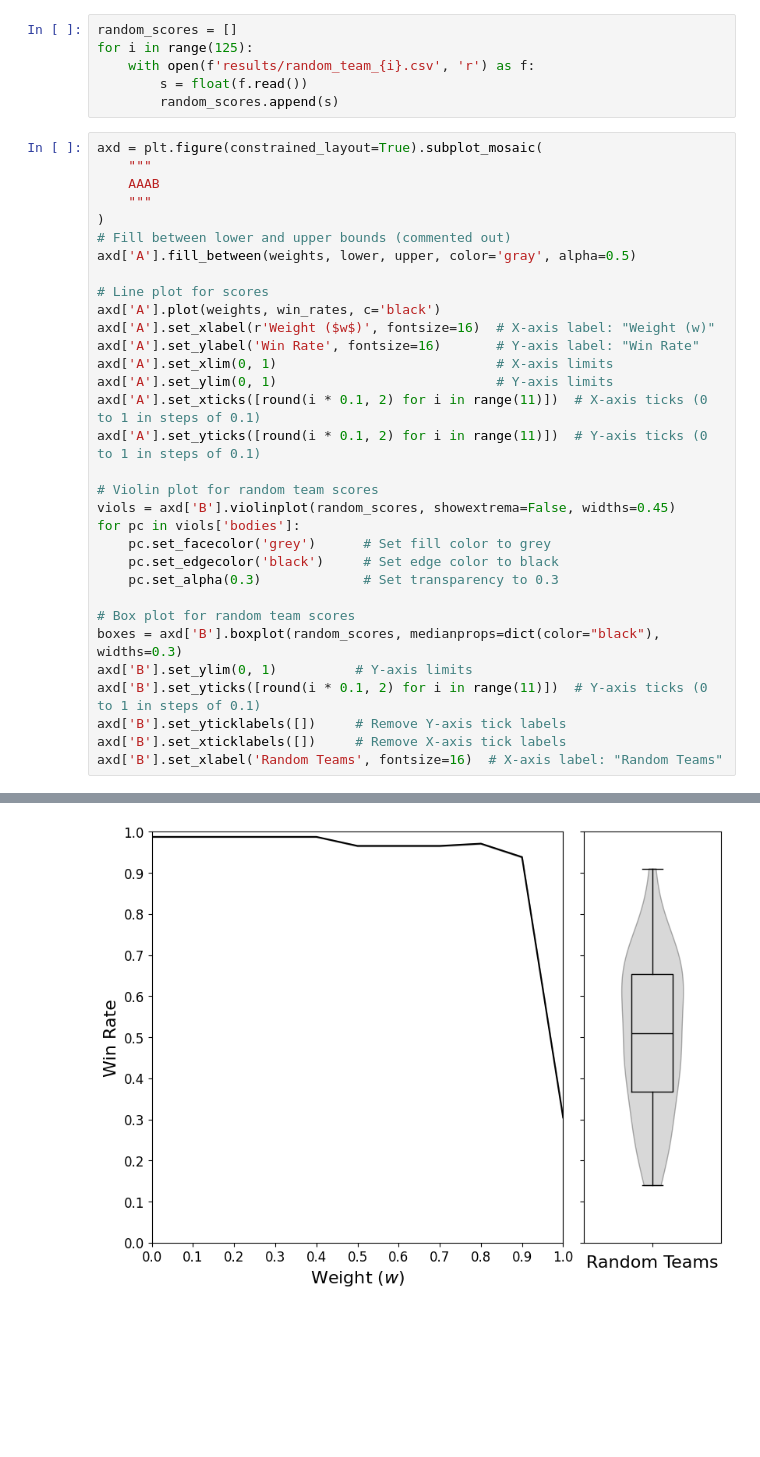
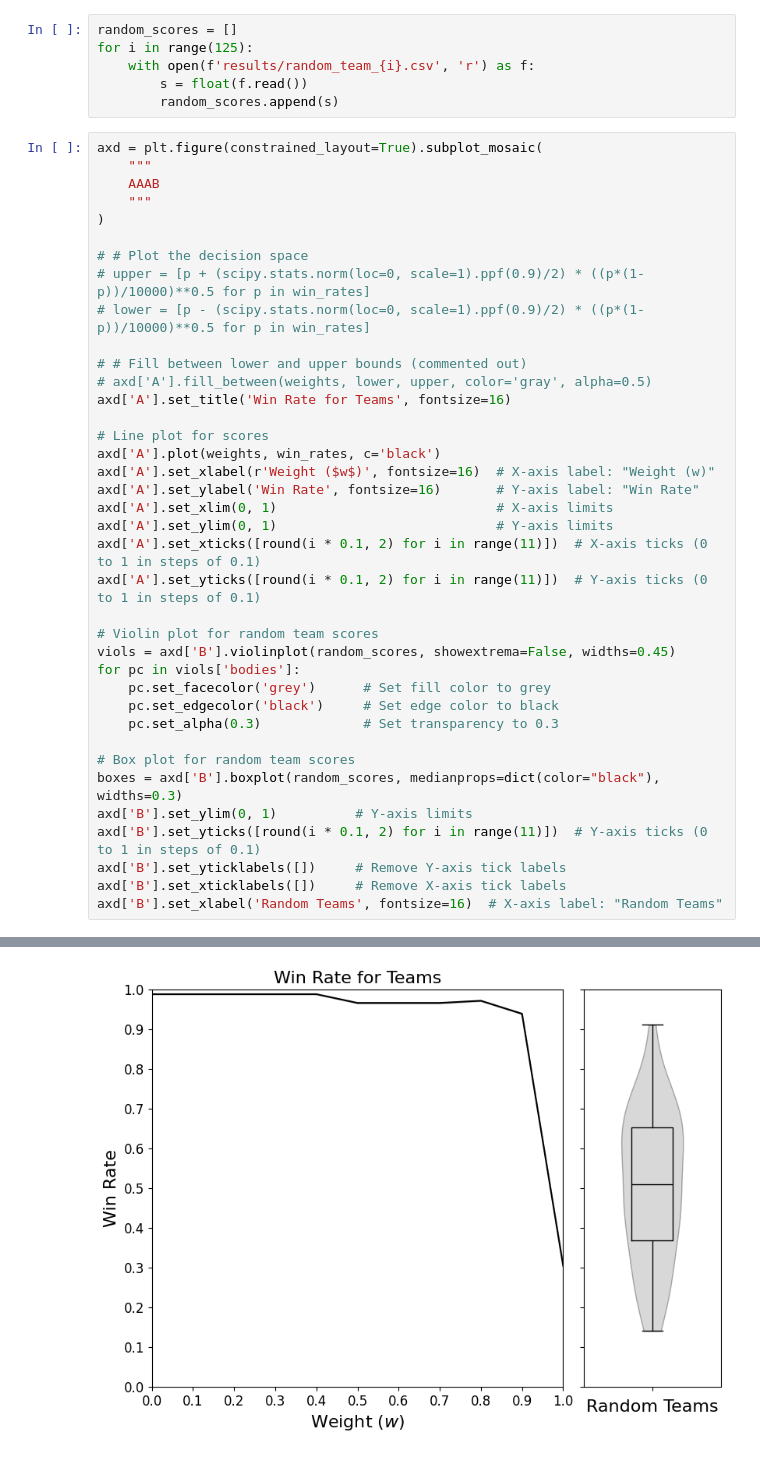
Before and after one commit to Erick-Yan/SYDE-411-Final-Project, a Jupyter notebook: results.ipynb, the cells around one changed output, grey strips where cells are left out. Drawn from its saved outputs; the diff is of its cells as text; blank space fills up the shorter version.

Commit message:
commented out upper lower bounds

```diff
--- a/results.ipynb
+++ b/results.ipynb
@@ -150,34 +154,40 @@ axd = plt.figure(constrained_layout=True).subplot_mosaic(
     """
     AAAB
     """
 )
-# Fill between lower and upper bounds (commented out)
-axd['A'].fill_between(weights, lower, upper, color='gray', alpha=0.5)
+
+# # Plot the decision space
+# upper = [p + (scipy.stats.norm(loc=0, scale=1).ppf(0.9)/2) * ((p*(1-p))/10000)**0.5 for p in win_rates]
+# lower = [p - (scipy.stats.norm(loc=0, scale=1).ppf(0.9)/2) * ((p*(1-p))/10000)**0.5 for p in win_rates]
+
+# # Fill between lower and upper bounds (commented out)
+# axd['A'].fill_between(weights, lower, upper, color='gray', alpha=0.5)
+axd['A'].set_title('Win Rate for Teams', fontsize=16)
 
 # Line plot for scores
 axd['A'].plot(weights, win_rates, c='black')
 axd['A'].set_xlabel(r'Weight ($w$)', fontsize=16)  # X-axis label: "Weight (w)"
 axd['A'].set_ylabel('Win Rate', fontsize=16)       # Y-axis label: "Win Rate"
 axd['A'].set_xlim(0, 1)                            # X-axis limits
 axd['A'].set_ylim(0, 1)                            # Y-axis limits
 axd['A'].set_xticks([round(i * 0.1, 2) for i in range(11)])  # X-axis ticks (0 to 1 in steps of 0.1)
 axd['A'].set_yticks([round(i * 0.1, 2) for i in range(11)])  # Y-axis ticks (0 to 1 in steps of 0.1)
 
 # Violin plot for random team scores
 viols = axd['B'].violinplot(random_scores, showextrema=False, widths=0.45)
 for pc in viols['bodies']:
     pc.set_facecolor('grey')      # Set fill color to grey
     pc.set_edgecolor('black')     # Set edge color to black
     pc.set_alpha(0.3)             # Set transparency to 0.3
 
 # Box plot for random team scores
 boxes = axd['B'].boxplot(random_scores, medianprops=dict(color="black"), widths=0.3)
 axd['B'].set_ylim(0, 1)          # Y-axis limits
 axd['B'].set_yticks([round(i * 0.1, 2) for i in range(11)])  # Y-axis ticks (0 to 1 in steps of 0.1)
 axd['B'].set_yticklabels([])     # Remove Y-axis tick labels
 axd['B'].set_xticklabels([])     # Remove X-axis tick labels
 axd['B'].set_xlabel('Random Teams', fontsize=16)  # X-axis label: "Random Teams"
 # %% [output]
 Text(0.5, 0, 'Random Teams')
-[figure, old version]
+[figure, new version]
 # %%
```
Also changed, not shown: parts of 2 cells of this notebook, 1 other file.
